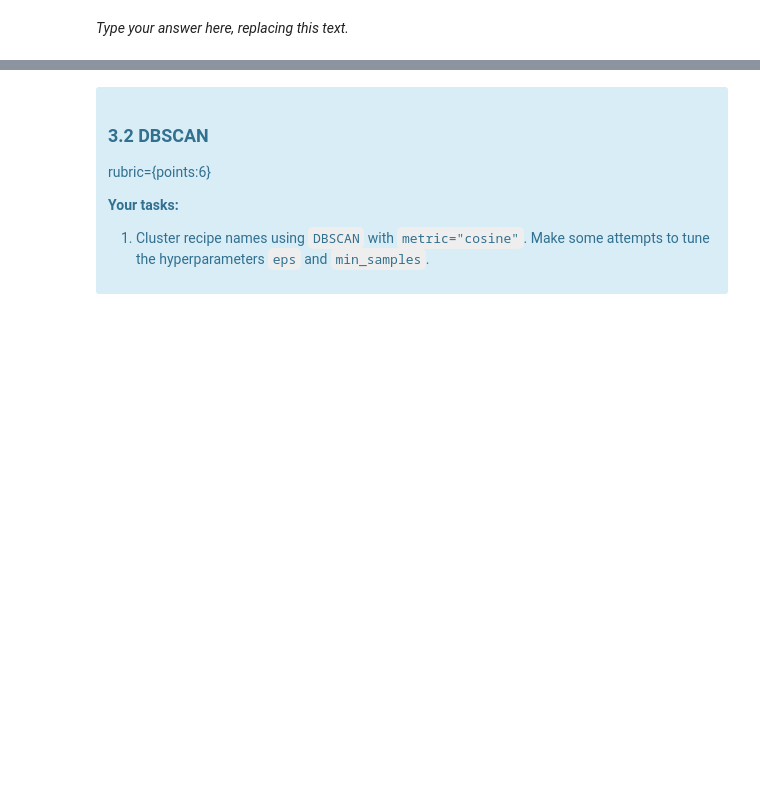
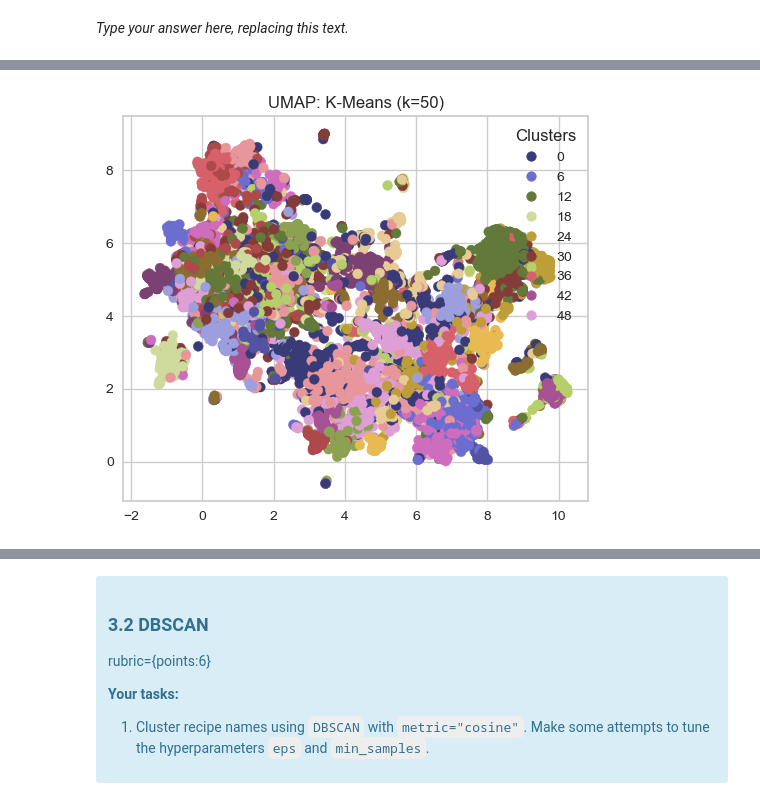
Before and after one commit to sarahhcheng/CPSC330HW6, a Jupyter notebook: hw6.ipynb, the cells around one changed output, grey strips where cells are left out. Cells and saved outputs as stored; diff of their text form; code cells hidden in the pictures; blank space fills up the shorter version.

```diff
--- a/hw6.ipynb
+++ b/hw6.ipynb
@@ -1031,0 +1068,5 @@ _Type your answer here, replacing this text._
+# %%
+kmeans_50 = KMeans(n_clusters=50, random_state=42)
+kmeans_50_labels = kmeans_50.fit_predict(recipe_emb)
+
+print_clusters(recipes_df, kmeans_50_labels)
@@ -1031,0 +1101,10 @@ _Type your answer here, replacing this text._
+# %%
+plot_umap_clusters(
+    data=recipe_emb,
+    cluster_labels=kmeans_50_labels,
+    raw_texts=recipes_df["name"].tolist(),
+    title="UMAP: K-Means (k=50)",
+    show_labels=False,
+)
+# %% [output]
+[figure, added]
```
Also changed, not shown: parts of 28 cells of this notebook, 1 other file.
